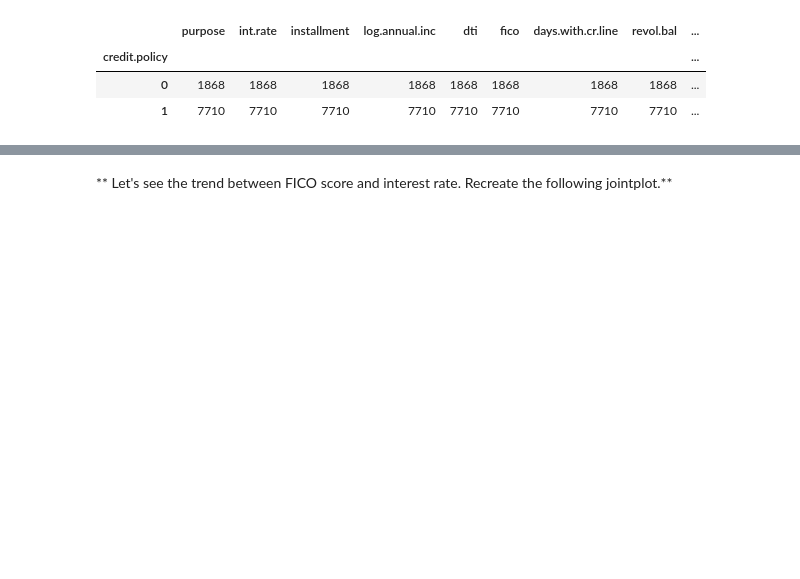
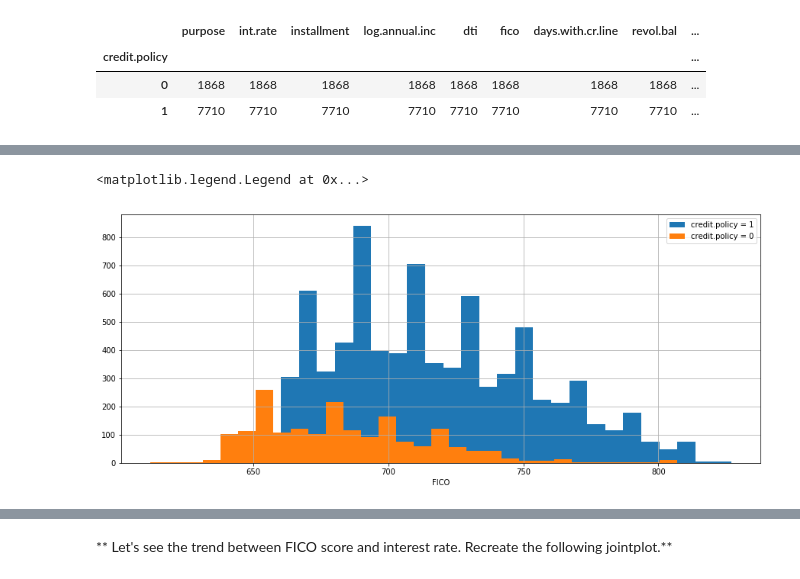
Before and after one commit to sayed6201/200_days_of_ML_with_python, a Jupyter notebook: ML projects/Tree/Decision Trees and Random Forest Project .ipynb, the cells around one changed output, grey strips where cells are left out. Cells and saved outputs as stored; diff of their text form; code cells hidden in the pictures; blank space fills up the shorter version.

```diff
--- a/ML projects/Tree/Decision Trees and Random Forest Project .ipynb
+++ b/ML projects/Tree/Decision Trees and Random Forest Project .ipynb
@@ -103,0 +121,10 @@ df.groupby('credit.policy').count()
+# %%
+plt.figure(figsize=(15,6))
+plt.axes().grid()
+plt.hist(df[ df['credit.policy'] == 1 ]['fico'], bins=30)
+plt.hist(df[ df['credit.policy'] == 0 ]['fico'], bins=30)
+plt.xlabel('FICO')
+plt.legend(['credit.policy = 1', 'credit.policy = 0' ])
+# %% [output]
+<matplotlib.legend.Legend at 0x...>
+[figure, added]
```
Also changed, not shown: parts of 58 cells of this notebook, 6 other files.
